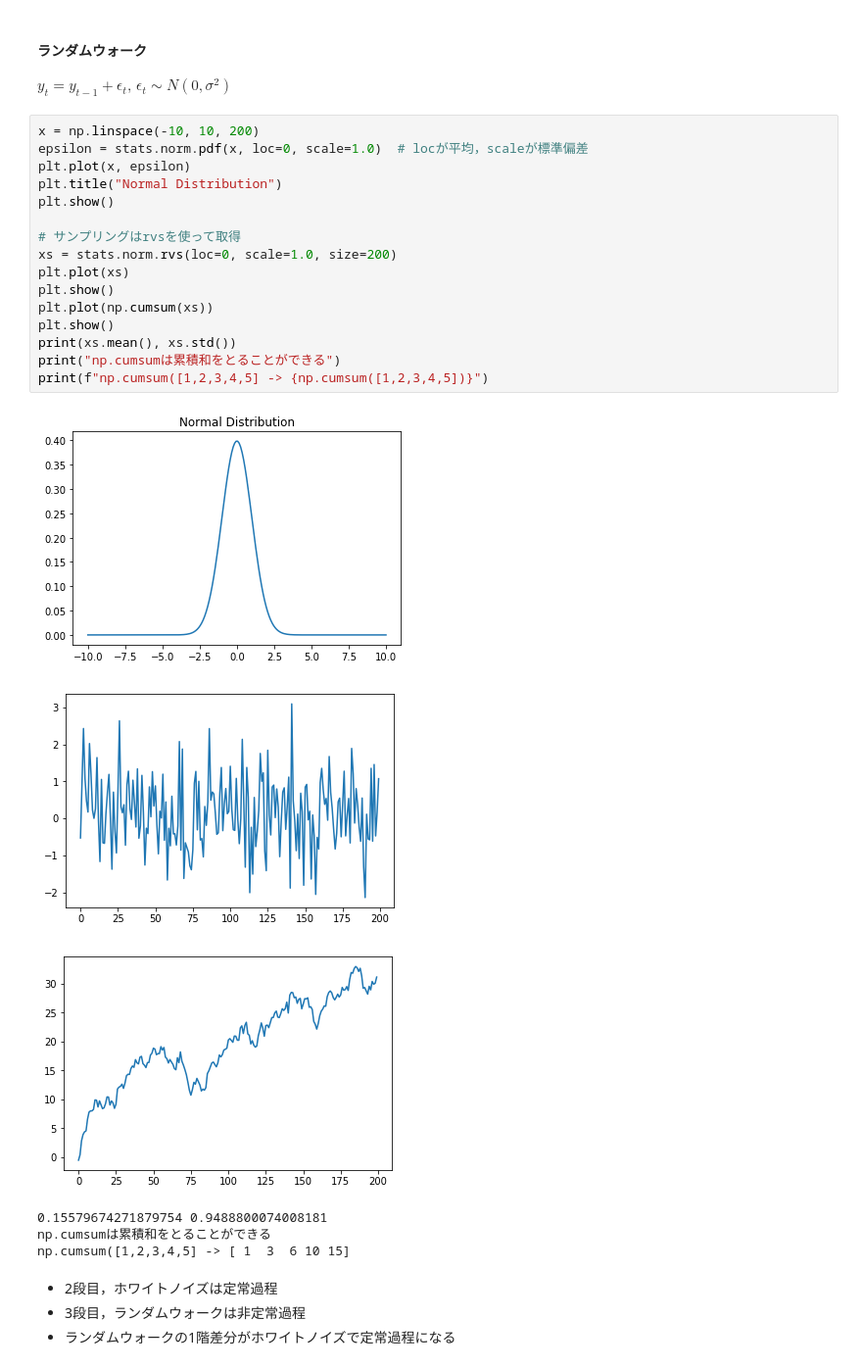
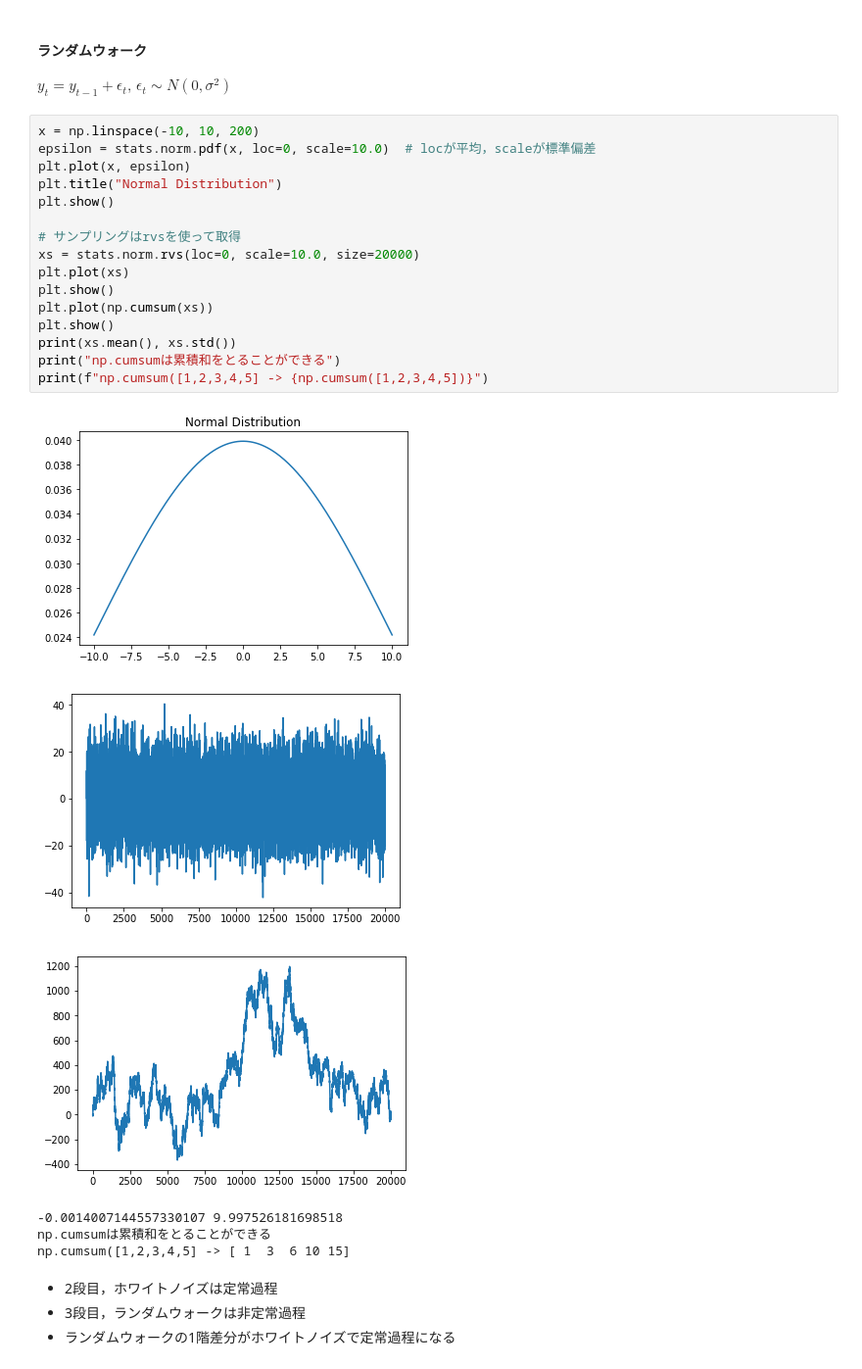
Before and after one commit to ko-da-k/tsa-ssm-study, a Jupyter notebook: sec2/box_jenkins.ipynb, the cells around one changed output. Shown at 98% size. Saved outputs shown, nothing was run; the diff lists cells and outputs as text.

```diff
--- a/sec2/box_jenkins.ipynb
+++ b/sec2/box_jenkins.ipynb
@@ -169,25 +222,25 @@ plt.show()
 $y_t=y_{t-1}+\epsilon_t, \, \epsilon_t \sim N(0, \sigma^2)$
 # %%
 x = np.linspace(-10, 10, 200)
-epsilon = stats.norm.pdf(x, loc=0, scale=1.0)  # locが平均，scaleが標準偏差
+epsilon = stats.norm.pdf(x, loc=0, scale=10.0)  # locが平均，scaleが標準偏差
 plt.plot(x, epsilon)
 plt.title("Normal Distribution")
 plt.show()
 
 # サンプリングはrvsを使って取得
-xs = stats.norm.rvs(loc=0, scale=1.0, size=200)
+xs = stats.norm.rvs(loc=0, scale=10.0, size=20000)
 plt.plot(xs)
 plt.show()
 plt.plot(np.cumsum(xs))
 plt.show()
 print(xs.mean(), xs.std())
 print("np.cumsumは累積和をとることができる")
 print(f"np.cumsum([1,2,3,4,5] -> {np.cumsum([1,2,3,4,5])}")
 # %% [output]
-[figure, old version]
+[figure, new version]
-[figure, old version]
+[figure, new version]
-[figure, old version]
+[figure, new version]
-0.15579674271879754 0.9488800074008181
+-0.0014007144557330107 9.997526181698518
 np.cumsumは累積和をとることができる
 np.cumsum([1,2,3,4,5] -> [ 1  3  6 10 15]
 # %% [markdown]
```
Also changed, not shown: parts of 12 cells of this notebook.
